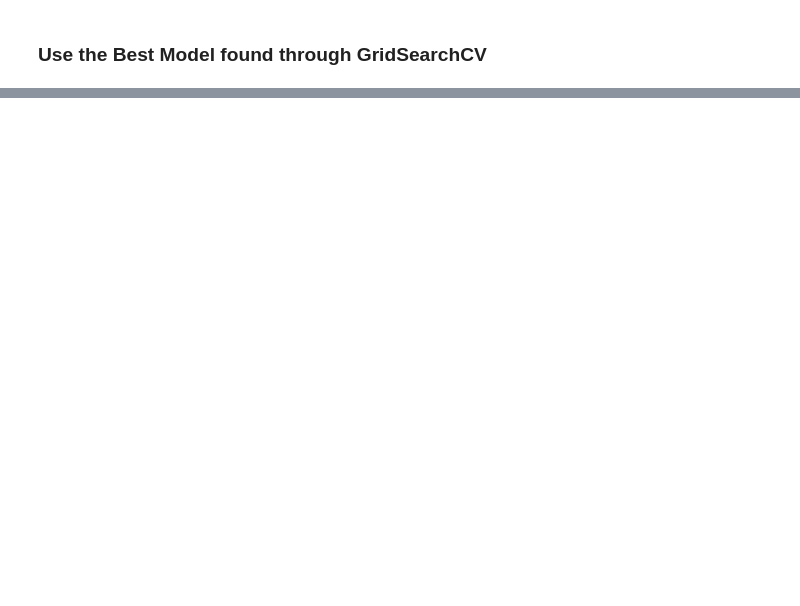
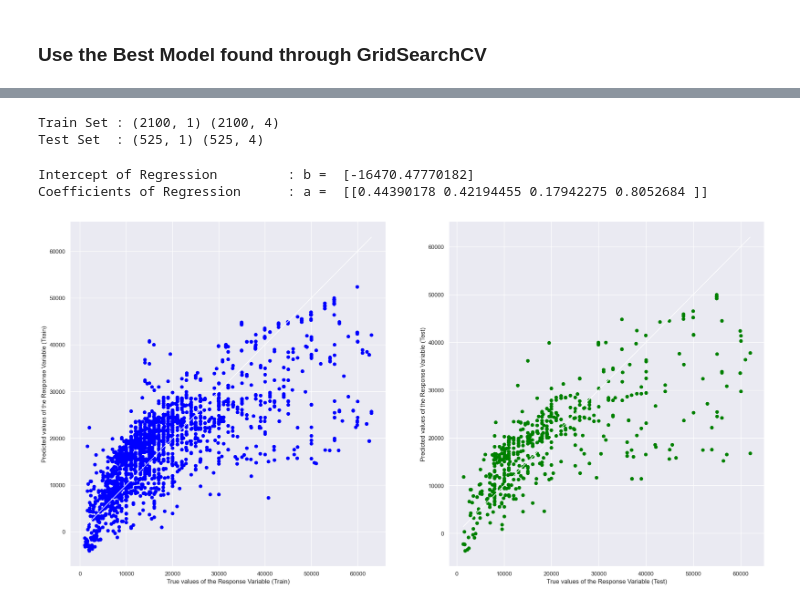
Before and after one commit to afwh24/SC1015-Mini-Project, a Jupyter notebook: FCSG_team 2_FongBooYip.ipynb, the cells around one changed output, grey strips where cells are left out. Cells and saved outputs as stored; diff of their text form; code cells hidden in the pictures; blank space fills up the shorter version.

Commit message:
fixed bugs and added multi-variate regression

```diff
--- a/FCSG_team 2_FongBooYip.ipynb
+++ b/FCSG_team 2_FongBooYip.ipynb
@@ -1033,0 +1176,49 @@ FNR Test :       0.203579418344519
+# %%
+# Import train_test_split from sklearn
+from sklearn.model_selection import train_test_split
+
+# Split the Dataset into Train and Test
+X_train, X_test, y_train, y_test = train_test_split(enc_low_smooth, y, test_size = 0.2)
+
+# Check the sample sizes
+print("Train Set :", y_train.shape, X_train.shape)
+print("Test Set  :", y_test.shape, X_test.shape)
+# %% [output]
+Train Set : (2100, 1) (2100, 4)
+Test Set  : (525, 1) (525, 4)
+# %%
+# Import LinearRegression model from Scikit-Learn
+from sklearn.linear_model import LinearRegression
+
+
+# Linear Regression using Train Data
+linreg = LinearRegression()         # create the linear regression object
+linreg.fit(X_train, y_train)        # train the linear regression model
+
+# Coefficients of the Linear Regression line
+print('Intercept of Regression \t: b = ', linreg.intercept_)
+print('Coefficients of Regression \t: a = ', linreg.coef_)
+
+# Print the Coefficients against Predictors
+# pd.DataFrame(list(zip(X_train.columns, linreg.coef_[0])), columns = ["Predictors", "Coefficients"])
+# %% [output]
+Intercept of Regression         : b =  [-16470.47770182]
+Coefficients of Regression      : a =  [[0.44390178 0.42194455 0.17942275 0.8052684 ]]
+# %%
+ # Predict the Total values from Predictors
+y_train_pred = linreg.predict(X_train)
+y_test_pred = linreg.predict(X_test)
+
+# Plot the Predictions vs the True values
+f, axes = plt.subplots(1, 2, figsize=(24, 12))
+axes[0].scatter(y_train, y_train_pred, color = "blue")
+axes[0].plot(y_train, y_train, 'w-', linewidth = 1)
+axes[0].set_xlabel("True values of the Response Variable (Train)")
+axes[0].set_ylabel("Predicted values of the Response Variable (Train)")
+axes[1].scatter(y_test, y_test_pred, color = "green")
+axes[1].plot(y_test, y_test, 'w-', linewidth = 1)
+axes[1].set_xlabel("True values of the Response Variable (Test)")
+axes[1].set_ylabel("Predicted values of the Response Variable (Test)")
+plt.show()
+# %% [output]
+[figure, added]
```
Also changed, not shown: parts of 42 cells of this notebook.
